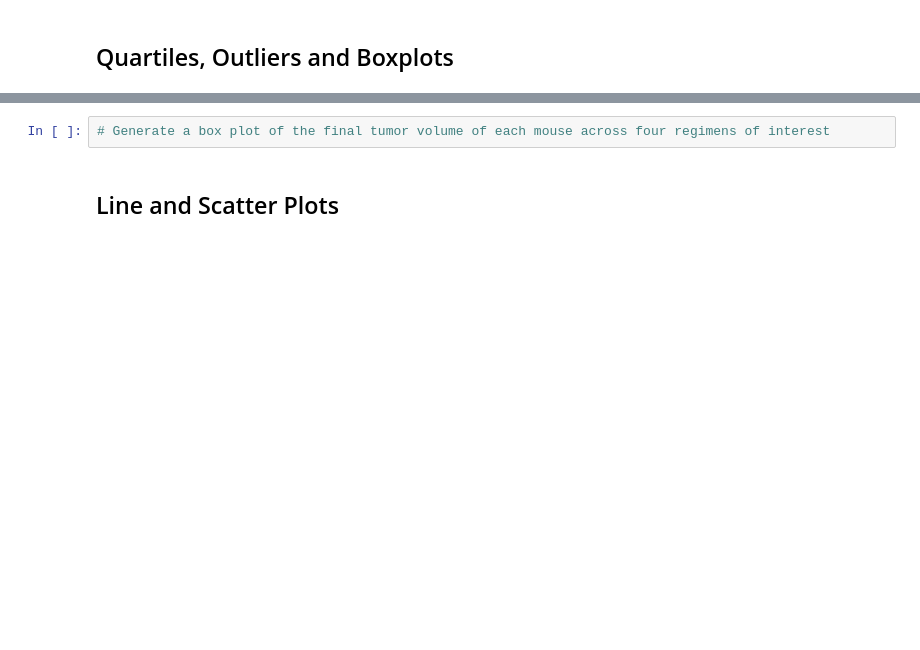
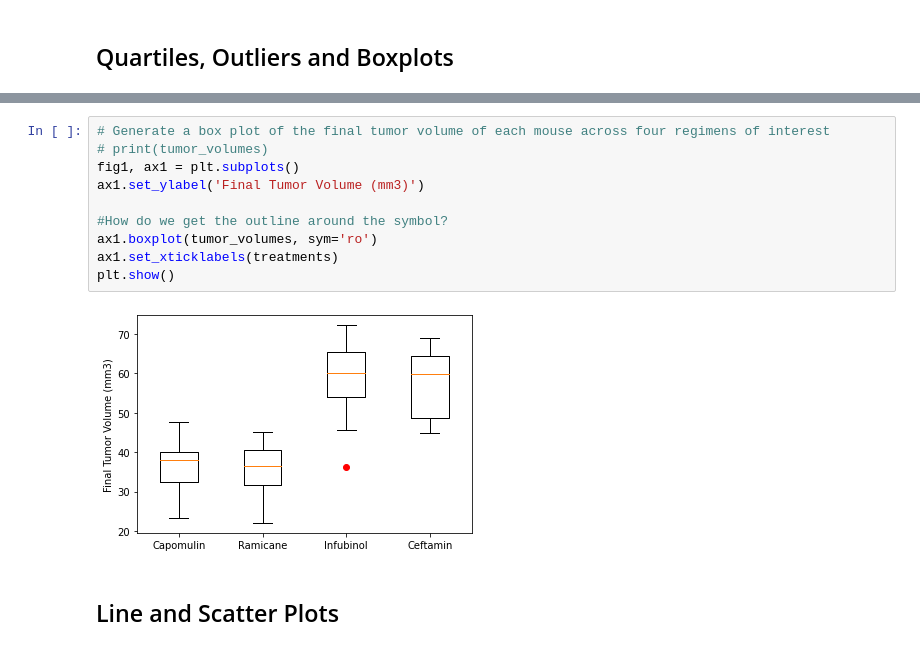
Before and after one commit to Jagjeet/matplotlib-challenge, a Jupyter notebook: pymaceuticals_analysis.ipynb, the cells around one changed output, grey strips where cells are left out. Drawn from its saved outputs; the diff is of its cells as text; blank space fills up the shorter version.

```diff
--- a/pymaceuticals_analysis.ipynb
+++ b/pymaceuticals_analysis.ipynb
@@ -243,5 +288,15 @@ clean_df
 # %%
 # Generate a box plot of the final tumor volume of each mouse across four regimens of interest
+# print(tumor_volumes)
+fig1, ax1 = plt.subplots()
+ax1.set_ylabel('Final Tumor Volume (mm3)')
+
+#How do we get the outline around the symbol?
+ax1.boxplot(tumor_volumes, sym='ro')
+ax1.set_xticklabels(treatments)
+plt.show()
+# %% [output]
+[figure, added]
 # %% [markdown]
 ## Line and Scatter Plots
 # %%
```
Also changed, not shown: parts of 4 cells of this notebook.
